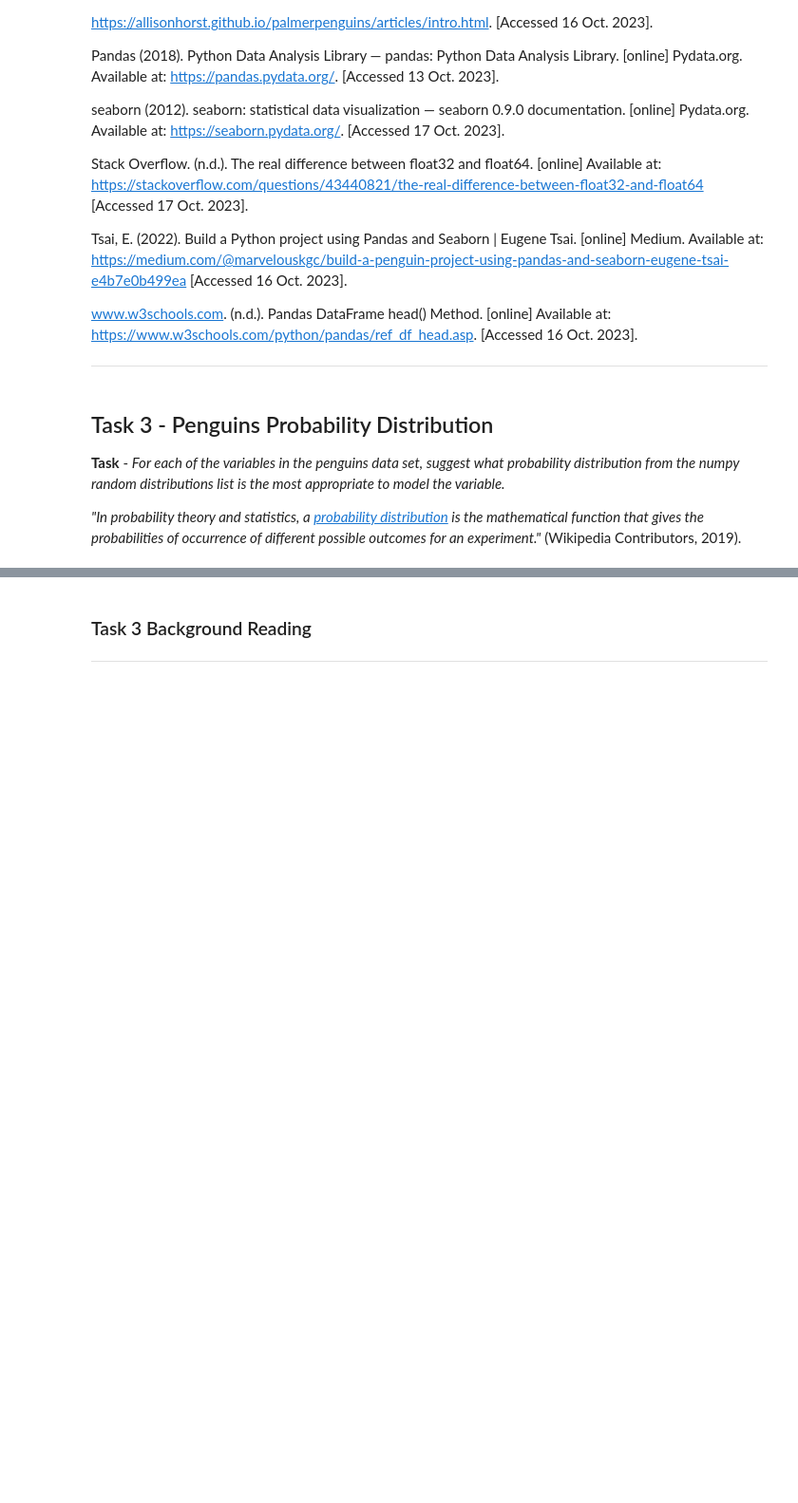
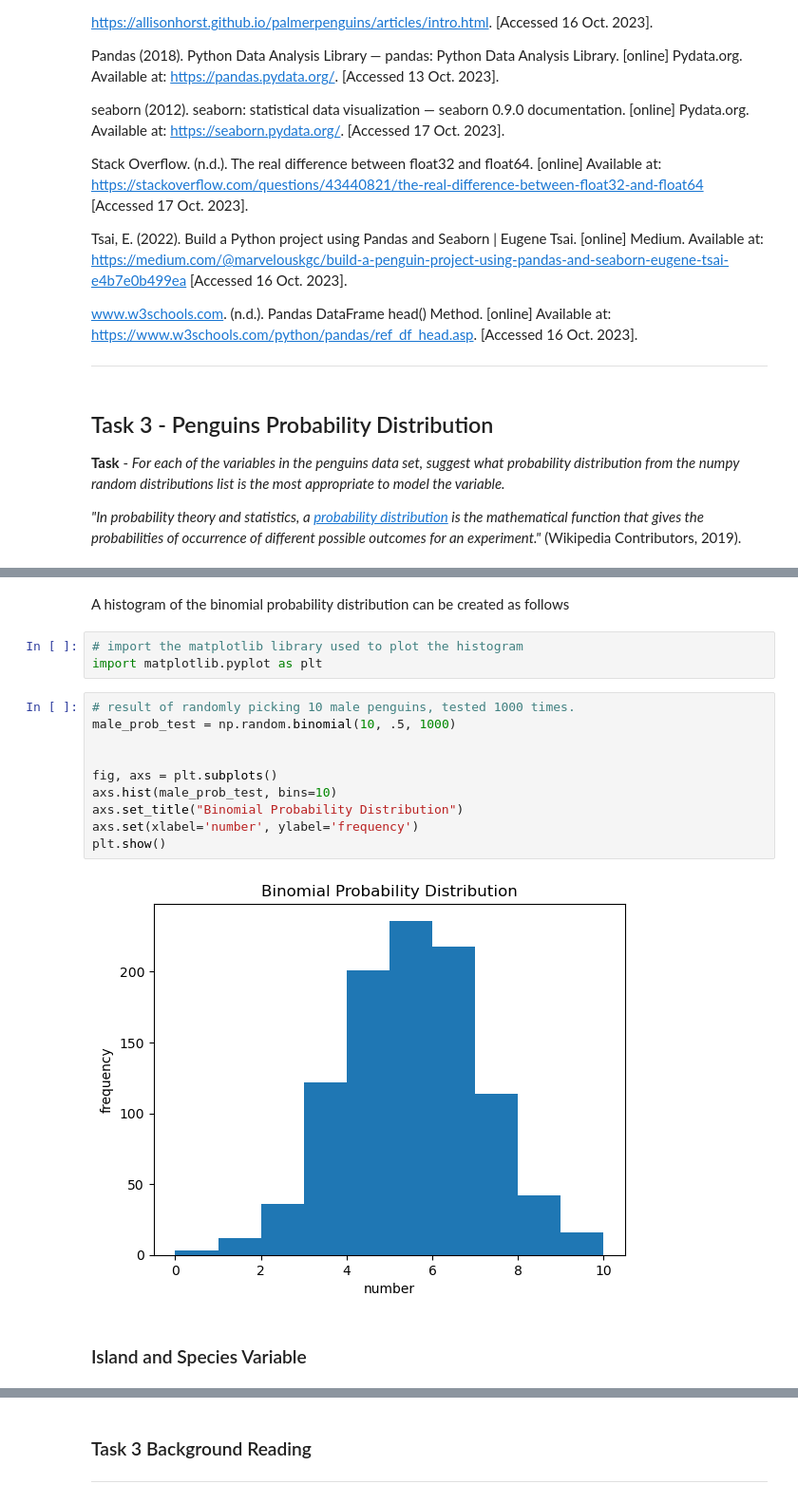
Before and after one commit to humphs078/data_analysis_fundamentals, a Jupyter notebook: tasks.ipynb, the cells around one changed output, grey strips where cells are left out. Shown at 95% size. Saved outputs shown, nothing was run; the diff lists cells and outputs as text; blank space fills up the shorter version.

Commit message:
Task 3 - sex probability distribution

```diff
--- a/tasks.ipynb
+++ b/tasks.ipynb
@@ -421,3 +452,22 @@ As previously [described](#variable-classification) the sex variable in the peng
+# %% [markdown]
+A histogram of the binomial probability distribution can be created as follows
+# %%
+# import the matplotlib library used to plot the histogram
+import matplotlib.pyplot as plt
+# %%
+# result of randomly picking 10 male penguins, tested 1000 times.
+male_prob_test = np.random.binomial(10, .5, 1000)
+
+
+fig, axs = plt.subplots()
+axs.hist(male_prob_test, bins=10)
+axs.set_title("Binomial Probability Distribution")
+axs.set(xlabel='number', ylabel='frequency')
+plt.show()
+# %% [output]
+[figure, added]
+# %% [markdown]
+### Island and Species Variable <a id="island-and-species-variable"></a>
 # %% [markdown]
 ### Task 3 References <a id="task-3-references"></a>
 
```
Also changed, not shown: parts of 8 cells of this notebook, 1 other file.
